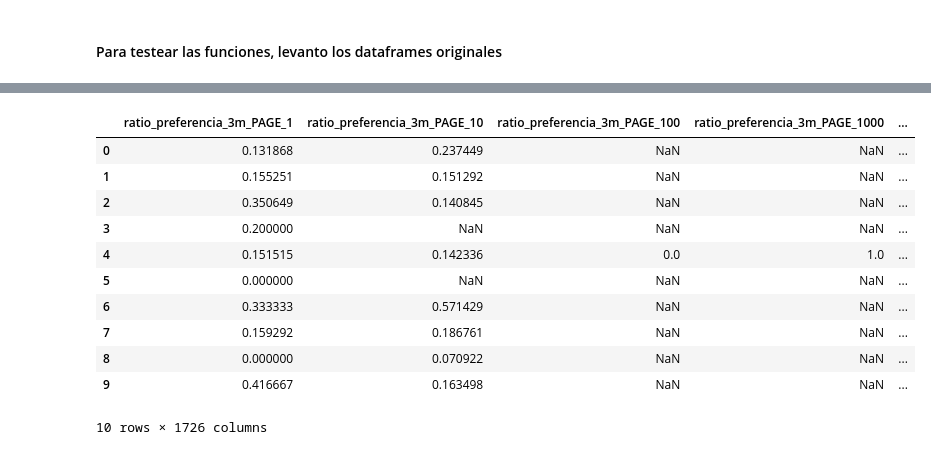
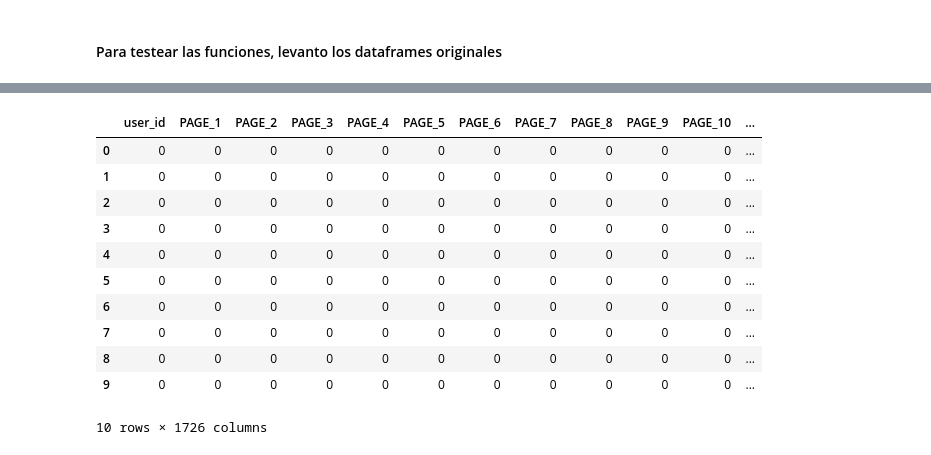
Before and after one commit to francomatiasferrari/ggal_dataton, a Jupyter notebook: funciones_LB.ipynb, the cells around one changed output, grey strips where cells are left out. Cells and saved outputs as stored; diff of their text form; code cells hidden in the pictures.

```diff
--- a/funciones_LB.ipynb
+++ b/funciones_LB.ipynb
@@ -49,6 +49,22 @@ def _sum_total_user_between(df_pageviews, fecha_desde, fecha_hasta, campo):
     df = df_pageviews[fecha_desde <= df_pageviews['FEC_EVENT']]
     df = df[df['FEC_EVENT'] <= fecha_hasta]
     return _sum_total_user(df, campo)
+# %%
+def _df_complete_columns(df_complete_original, df_incomplete):
+    df_complete = df_complete_original
+    df_complete[:] = 0
+    df = pd.DataFrame()
+    for a_column in df_complete:
+        if a_column in df_incomplete.columns:
+            df[a_column] = df_incomplete[a_column]
+        else:
+            df[a_column] = df_complete[a_column]
+    return df
+# %%
+def _df_repeat_columns(df_complete_original, df_incomplete):
+    df_complete = df_complete_original
+    df_complete[:] = df_incomplete
+    return df_complete
 # %%
 def _sum_user_campo_all(df_pageviews, mes_snapshot, campo):
     fecha_desde_3m = pd.Timestamp(year, mes_snapshot - 2, 1)
@@ -72,6 +88,19 @@ def _sum_user_campo_all(df_pageviews, mes_snapshot, campo):
     tot_1d = _sum_total_user_between(df_pageviews, fecha_desde_1d, fecha_hasta_last_day, campo)
     tot_ever = _sum_total_user(df_pageviews, campo)
 
+    tot_3m = _df_repeat_columns(df_ever, tot_3m)
+    tot_1m = _df_repeat_columns(df_ever, tot_1m)
+    tot_15d = _df_repeat_columns(df_ever, tot_15d)
+    tot_7d = _df_repeat_columns(df_ever, tot_7d)
+    tot_1d = _df_repeat_columns(df_ever, tot_1d)
+    tot_ever = _df_repeat_columns(df_ever, tot_ever)
+
+    df_3m =_df_complete_columns(df_ever, df_3m)
+    df_1m =_df_complete_columns(df_ever, df_1m)
+    df_15d =_df_complete_columns(df_ever, df_15d)
+    df_7d =_df_complete_columns(df_ever, df_7d)
+    df_1d =_df_complete_columns(df_ever, df_1d)
+
     return df_3m, df_1m, df_15d, df_7d, df_1d, df_ever, tot_3m, tot_1m, tot_15d, tot_7d, tot_1d, tot_ever
 # %%
 def _ratio_campo_df(df_numerador, df_denominador, name):
@@ -173,15 +255,15 @@ temp.columns = ['ratio_preferencia_3m' + "_" + str(v) for v in temp.columns]
 # %%
-temp.head(10)
+tot_1m.head(10)
 # %% [output]
-|  | ratio_preferencia_3m_PAGE_1 | ratio_preferencia_3m_PAGE_10 | ratio_preferencia_3m_PAGE_100 | ratio_preferencia_3m_PAGE_1000 | ... |
-| 0 | 0.131868 | 0.237449 | NaN | NaN | ... |
-| 1 | 0.155251 | 0.151292 | NaN | NaN | ... |
-| 2 | 0.350649 | 0.140845 | NaN | NaN | ... |
-| 3 | 0.200000 | NaN | NaN | NaN | ... |
-| 4 | 0.151515 | 0.142336 | 0.0 | 1.0 | ... |
-| 5 | 0.000000 | NaN | NaN | NaN | ... |
-| 6 | 0.333333 | 0.571429 | NaN | NaN | ... |
-| 7 | 0.159292 | 0.186761 | NaN | NaN | ... |
-| 8 | 0.000000 | 0.070922 | NaN | NaN | ... |
-| 9 | 0.416667 | 0.163498 | NaN | NaN | ... |
+|  | user_id | PAGE_1 | PAGE_2 | PAGE_3 | PAGE_4 | PAGE_5 | PAGE_6 | PAGE_7 | PAGE_8 | PAGE_9 | PAGE_10 | ... |
+| 0 | 0 | 0 | 0 | 0 | 0 | 0 | 0 | 0 | 0 | 0 | 0 | ... |
+| 1 | 0 | 0 | 0 | 0 | 0 | 0 | 0 | 0 | 0 | 0 | 0 | ... |
+| 2 | 0 | 0 | 0 | 0 | 0 | 0 | 0 | 0 | 0 | 0 | 0 | ... |
+| 3 | 0 | 0 | 0 | 0 | 0 | 0 | 0 | 0 | 0 | 0 | 0 | ... |
+| 4 | 0 | 0 | 0 | 0 | 0 | 0 | 0 | 0 | 0 | 0 | 0 | ... |
+| 5 | 0 | 0 | 0 | 0 | 0 | 0 | 0 | 0 | 0 | 0 | 0 | ... |
+| 6 | 0 | 0 | 0 | 0 | 0 | 0 | 0 | 0 | 0 | 0 | 0 | ... |
+| 7 | 0 | 0 | 0 | 0 | 0 | 0 | 0 | 0 | 0 | 0 | 0 | ... |
+| 8 | 0 | 0 | 0 | 0 | 0 | 0 | 0 | 0 | 0 | 0 | 0 | ... |
+| 9 | 0 | 0 | 0 | 0 | 0 | 0 | 0 | 0 | 0 | 0 | 0 | ... |
 10 rows × 1726 columns
```
Also changed, not shown: parts of 13 cells of this notebook.
